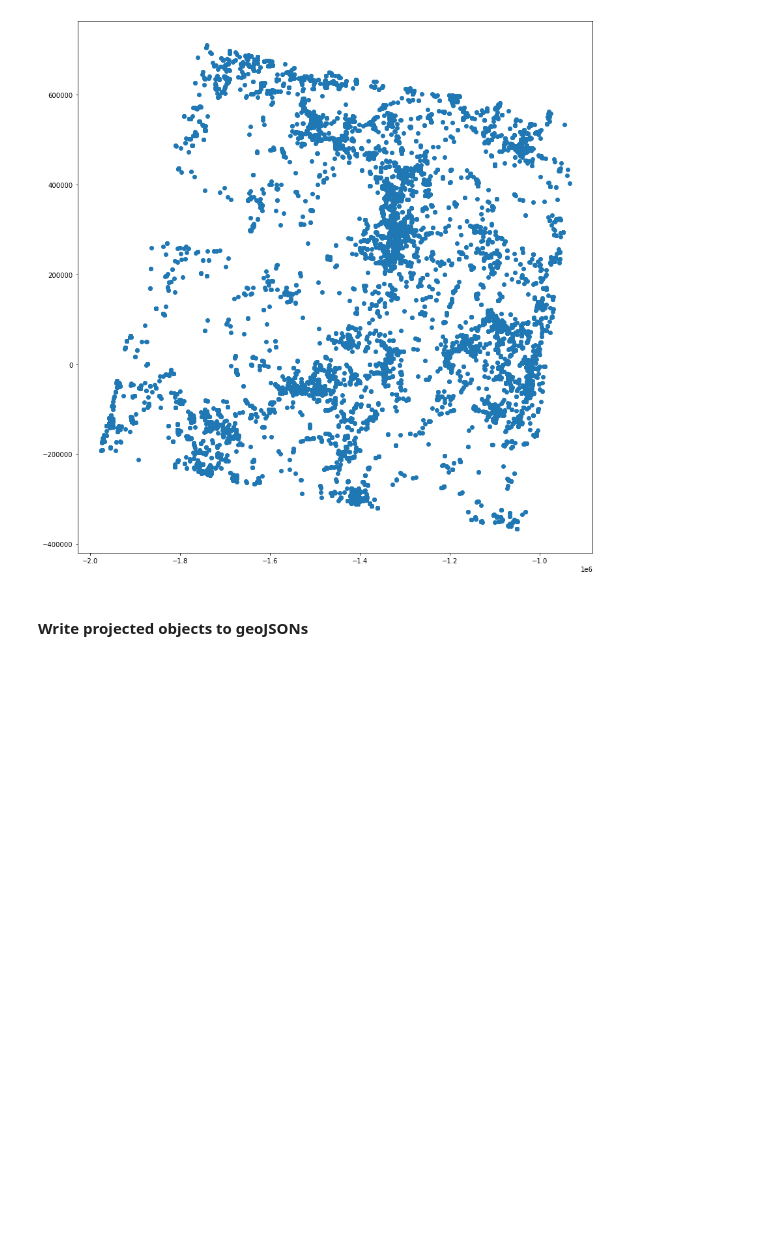
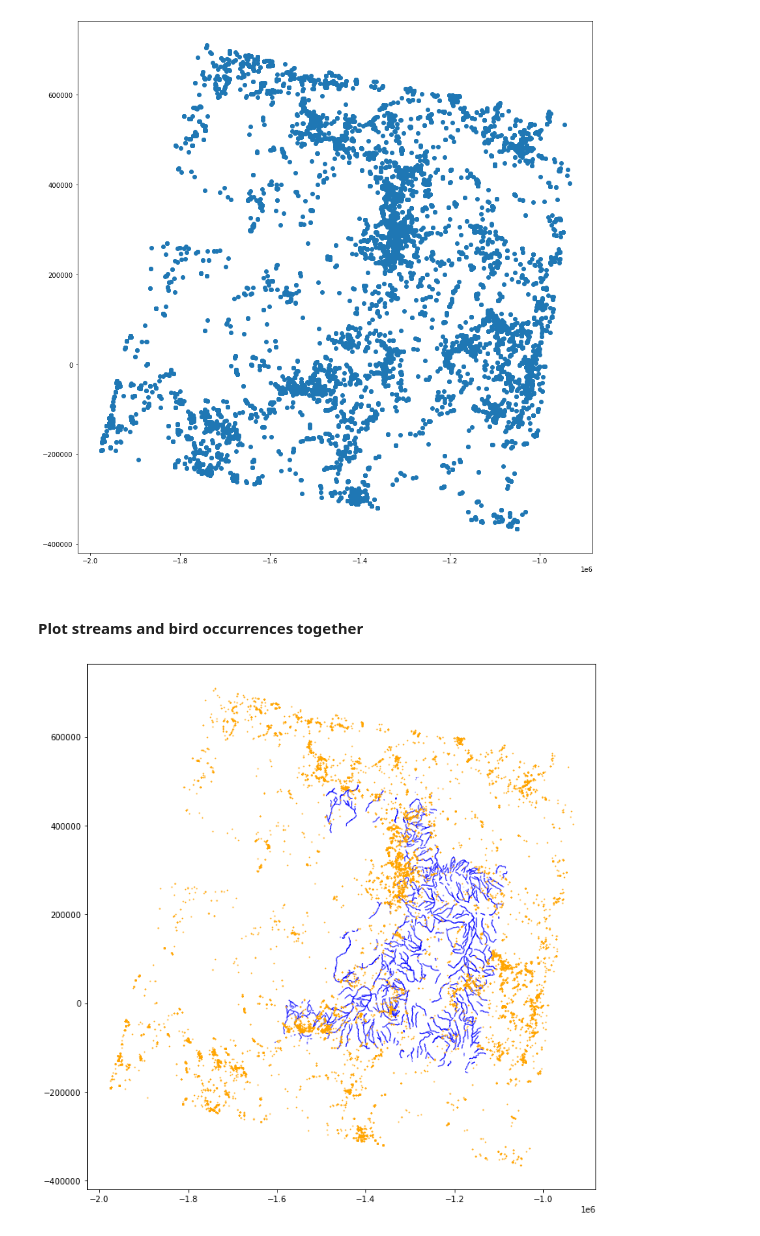
Before and after one commit to zac-stanley/birds-utah, a Jupyter notebook: notebooks/bird_occurrences_utah_explore_reproject_buffer_intersect.ipynb, the cells around one changed output. Saved outputs shown, nothing was run; the diff lists cells and outputs as text; code cells hidden in the pictures; blank space fills up the shorter version.

```diff
--- a/notebooks/bird_occurrences_utah_explore_reproject_buffer_intersect.ipynb
+++ b/notebooks/bird_occurrences_utah_explore_reproject_buffer_intersect.ipynb
@@ -60,5 +60,3 @@ streams_prj.plot(figsize=(15,15));
 birds_prj.plot(figsize=(15,15));
 # %% [output]
 [figure]
-# %% [markdown]
-#### Write projected objects to geoJSONs
@@ -67,0 +63,13 @@ streams_prj.to_file("./data/streams_prj.geojson", driver='GeoJSON')
+# %% [markdown]
+#### Plot streams and bird occurrences together
+# %%
+# plot all bird occurences and major streams in the state of Utah
+fig, ax = plt.subplots()
+
+base_color = '#f0f0f0'
+border_color = base_color
+
+birds_prj.plot(ax=ax, color='orange', zorder=2, markersize=.5);
+streams_prj.plot(ax=ax, color='blue', zorder=1, linewidth=1);
+# %% [output]
+[figure, added]
```
Also changed, not shown: parts of 11 cells of this notebook, 3 other files.
